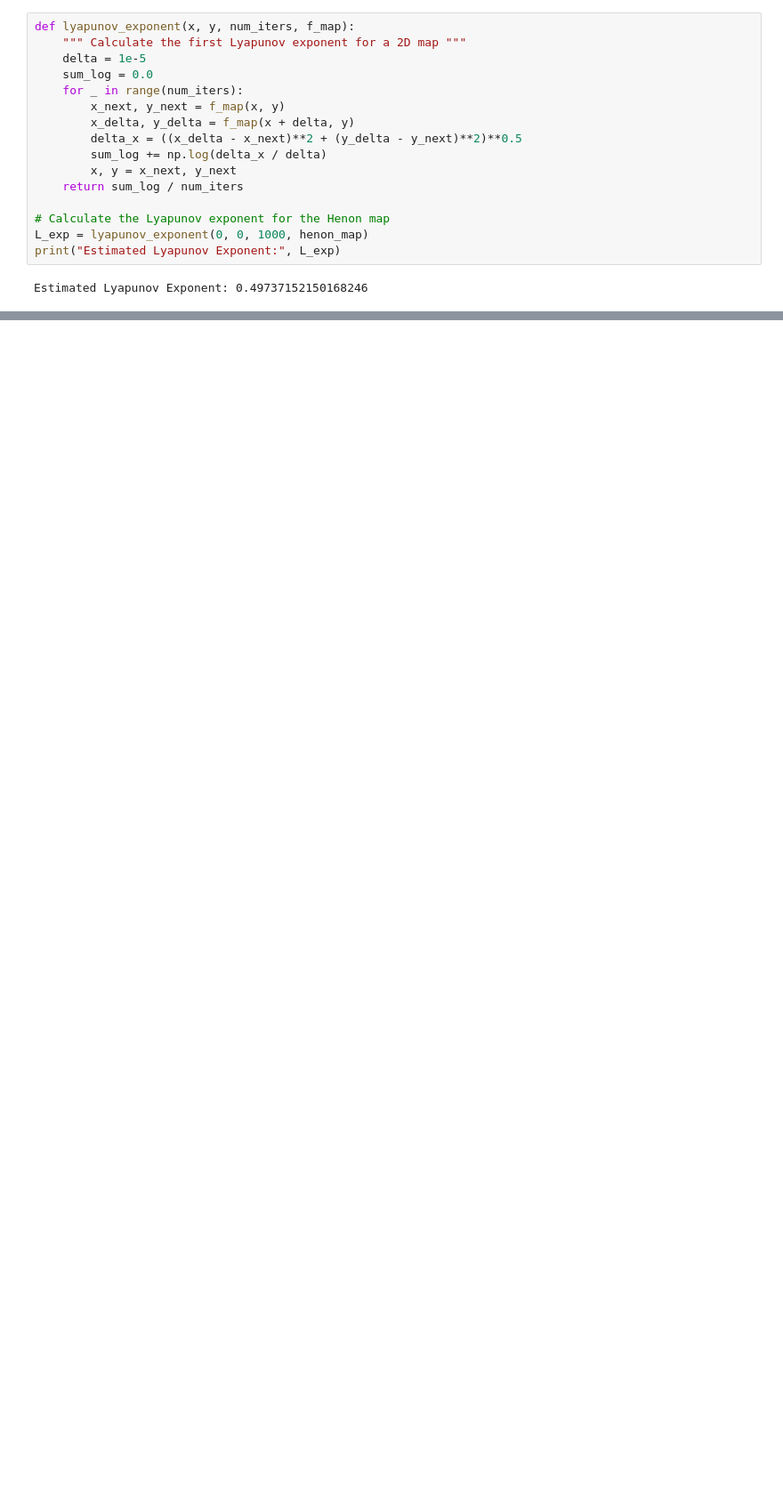
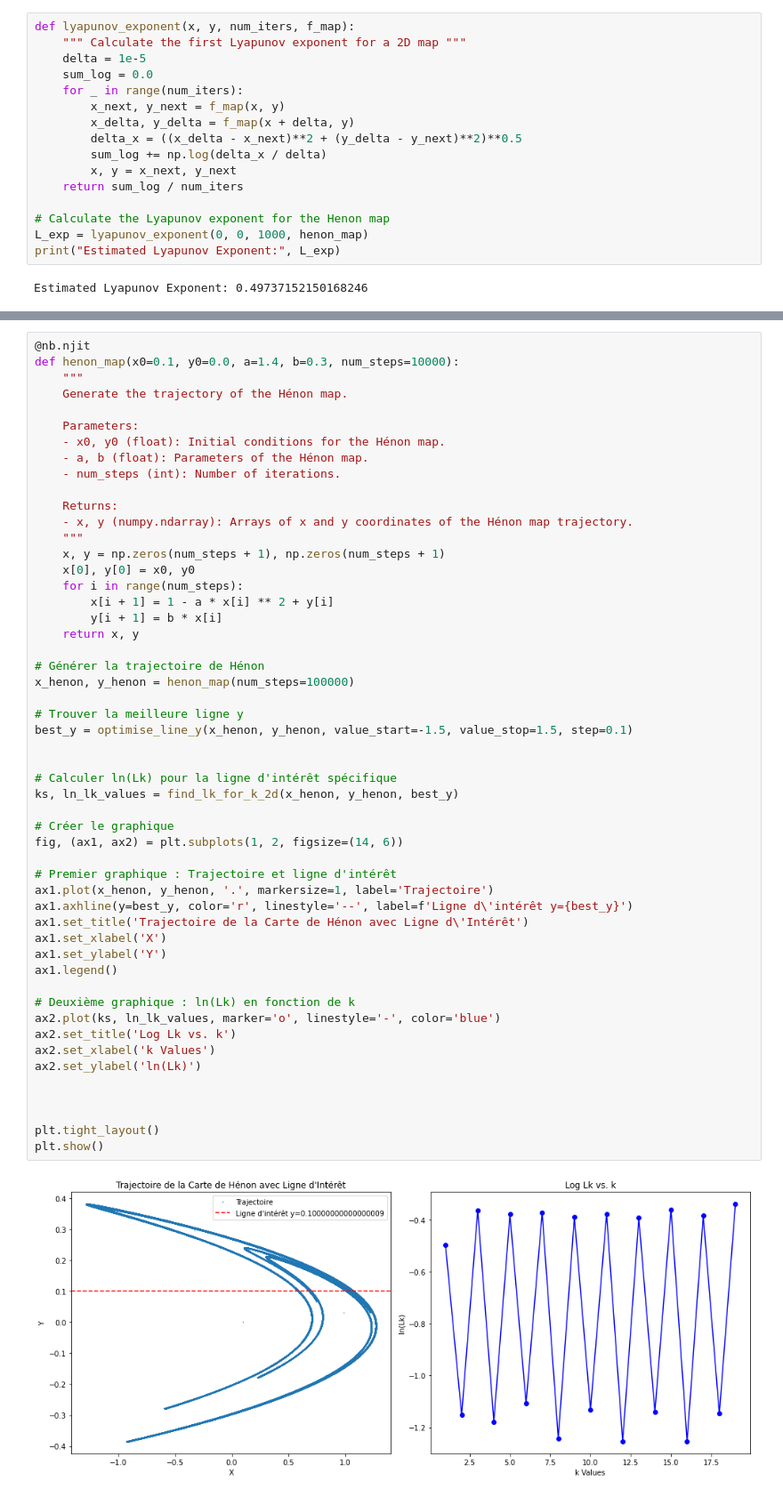
Before and after one commit to Frank0024/Projet_final_chaos, a Jupyter notebook: P&H_method_2d_essai2.ipynb, the cells around one changed output, grey strips where cells are left out. Shown at 89% size. Drawn from its saved outputs; the diff is of its cells as text; blank space fills up the shorter version.

```diff
--- a/P&H_method_2d_essai2.ipynb
+++ b/P&H_method_2d_essai2.ipynb
@@ -129,0 +278,54 @@ plt.show()
+# %%
+@nb.njit
+def henon_map(x0=0.1, y0=0.0, a=1.4, b=0.3, num_steps=10000):
+    """
+    Generate the trajectory of the Hénon map.
+
+    Parameters:
+    - x0, y0 (float): Initial conditions for the Hénon map.
+    - a, b (float): Parameters of the Hénon map.
+    - num_steps (int): Number of iterations.
+
+    Returns:
+    - x, y (numpy.ndarray): Arrays of x and y coordinates of the Hénon map trajectory.
+    """
+    x, y = np.zeros(num_steps + 1), np.zeros(num_steps + 1)
+    x[0], y[0] = x0, y0
+    for i in range(num_steps):
+        x[i + 1] = 1 - a * x[i] ** 2 + y[i]
+        y[i + 1] = b * x[i]
+    return x, y
+
+# Générer la trajectoire de Hénon
+x_henon, y_henon = henon_map(num_steps=100000)
+
+# Trouver la meilleure ligne y
+best_y = optimise_line_y(x_henon, y_henon, value_start=-1.5, value_stop=1.5, step=0.1)
+
+
+# Calculer ln(Lk) pour la ligne d'intérêt spécifique
+ks, ln_lk_values = find_lk_for_k_2d(x_henon, y_henon, best_y)
+
+# Créer le graphique
+fig, (ax1, ax2) = plt.subplots(1, 2, figsize=(14, 6))
+
+# Premier graphique : Trajectoire et ligne d'intérêt
+ax1.plot(x_henon, y_henon, '.', markersize=1, label='Trajectoire')
+ax1.axhline(y=best_y, color='r', linestyle='--', label=f'Ligne d\'intérêt y={best_y}')
+ax1.set_title('Trajectoire de la Carte de Hénon avec Ligne d\'Intérêt')
+ax1.set_xlabel('X')
+ax1.set_ylabel('Y')
+ax1.legend()
+
+# Deuxième graphique : ln(Lk) en fonction de k
+ax2.plot(ks, ln_lk_values, marker='o', linestyle='-', color='blue')
+ax2.set_title('Log Lk vs. k')
+ax2.set_xlabel('k Values')
+ax2.set_ylabel('ln(Lk)')
+
+
+
+plt.tight_layout()
+plt.show()
+# %% [output]
+[figure, added]
```
Also changed, not shown: parts of 5 cells of this notebook.
